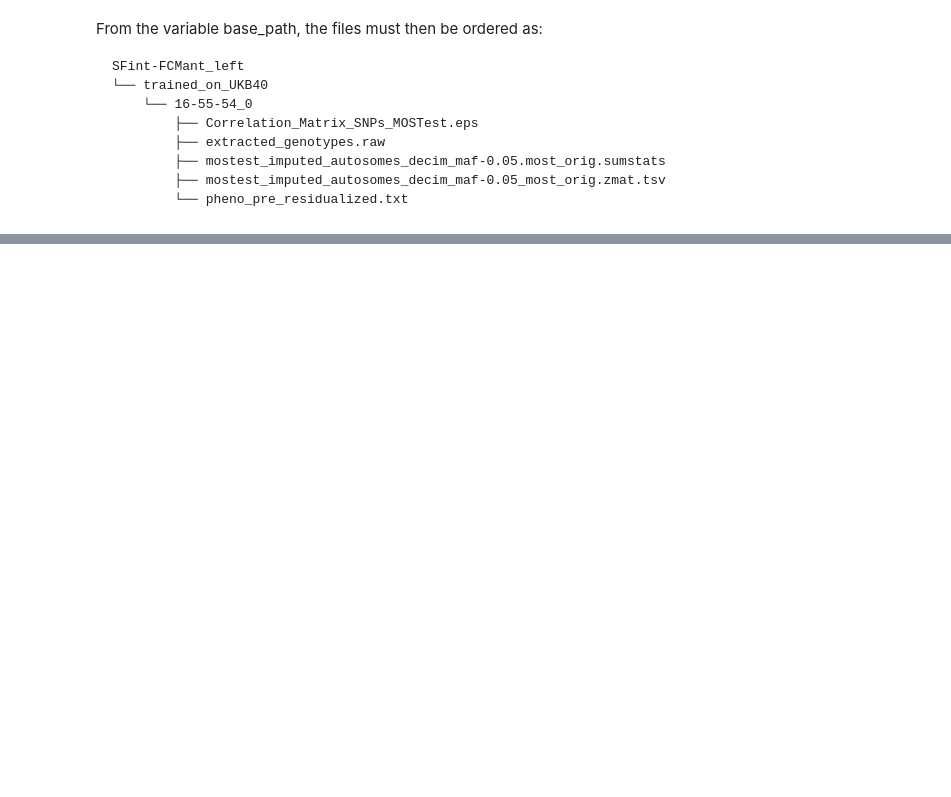
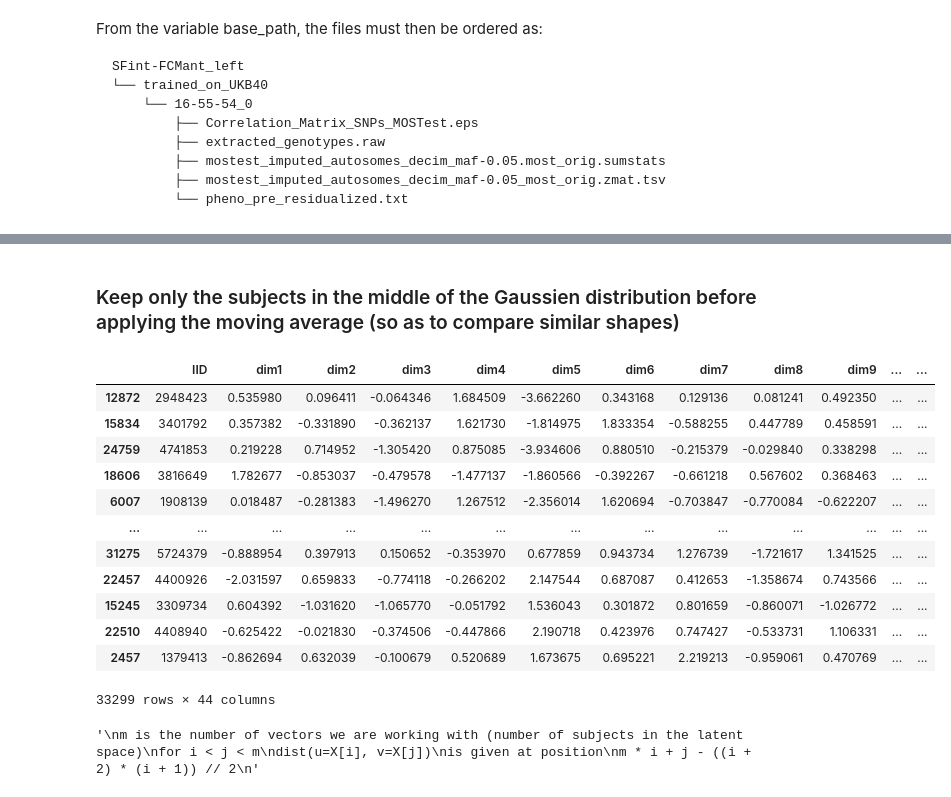
Before and after one commit to neurospin-projects/2024_adufournet_sulcus_genetics, a Jupyter notebook: contrastive/notebooks/MOStest/SNP_variance_visu.ipynb, the cells around one changed output, grey strips where cells are left out. Drawn from its saved outputs; the diff is of its cells as text; code cells hidden in the pictures; blank space fills up the shorter version.

```diff
--- a/contrastive/notebooks/MOStest/SNP_variance_visu.ipynb
+++ b/contrastive/notebooks/MOStest/SNP_variance_visu.ipynb
@@ -282,4 +284,0 @@ Number of subject with 2 allele T: 3215
-# %%
-bdd_geno = pd.merge(pre_residualized_bdd, genotype, on='IID', how='inner')
-bdd_geno = bdd_geno.dropna()
-bdd_geno.head()
@@ -376,0 +327,2 @@ Notes:
+# %% [markdown]
+### Keep only the subjects in the middle of the Gaussien distribution before applying the moving average (so as to compare similar shapes)
@@ -376,0 +332,22 @@ Notes:
+# %%
+path_to_sorted_pheno = "/volatile/ad279118/Irene/MOSTEST/Results/Imaging_Genetics/25irene_AD_CINGULATE_val/results/ChampollionV0/CINGULATE_left/09-35-58_201/white.British.ancestry/Sorted_projection/regression_on_latent/rs4842267_C.csv"
+# %%
+latent_space = bdd_geno[['IID']+[f'dim{i}' for i in range(1,pre_residualized_bdd.shape[1]+1)]]
+sorted_pheno = pd.read_csv(path_to_sorted_pheno)
+latent_pheno = pd.merge(latent_space, sorted_pheno, on='IID')
+latent_pheno = latent_pheno.sort_values(by='projection')
+latent_pheno
+# %% [output]
+|  | IID | dim1 | dim2 | dim3 | dim4 | dim5 | dim6 | dim7 | dim8 | dim9 | ... | ... |
+| 12872 | 2948423 | 0.535980 | 0.096411 | -0.064346 | 1.684509 | -3.662260 | 0.343168 | 0.129136 | 0.081241 | 0.492350 | ... | ... |
+| 15834 | 3401792 | 0.357382 | -0.331890 | -0.362137 | 1.621730 | -1.814975 | 1.833354 | -0.588255 | 0.447789 | 0.458591 | ... | ... |
+| 24759 | 4741853 | 0.219228 | 0.714952 | -1.305420 | 0.875085 | -3.934606 | 0.880510 | -0.215379 | -0.029840 | 0.338298 | ... | ... |
+| 18606 | 3816649 | 1.782677 | -0.853037 | -0.479578 | -1.477137 | -1.860566 | -0.392267 | -0.661218 | 0.567602 | 0.368463 | ... | ... |
+| 6007 | 1908139 | 0.018487 | -0.281383 | -1.496270 | 1.267512 | -2.356014 | 1.620694 | -0.703847 | -0.770084 | -0.622207 | ... | ... |
+| ... | ... | ... | ... | ... | ... | ... | ... | ... | ... | ... | ... | ... |
+| 31275 | 5724379 | -0.888954 | 0.397913 | 0.150652 | -0.353970 | 0.677859 | 0.943734 | 1.276739 | -1.721617 | 1.341525 | ... | ... |
+| 22457 | 4400926 | -2.031597 | 0.659833 | -0.774118 | -0.266202 | 2.147544 | 0.687087 | 0.412653 | -1.358674 | 0.743566 | ... | ... |
+| 15245 | 3309734 | 0.604392 | -1.031620 | -1.065770 | -0.051792 | 1.536043 | 0.301872 | 0.801659 | -0.860071 | -1.026772 | ... | ... |
+| 22510 | 4408940 | -0.625422 | -0.021830 | -0.374506 | -0.447866 | 2.190718 | 0.423976 | 0.747427 | -0.533731 | 1.106331 | ... | ... |
+| 2457 | 1379413 | -0.862694 | 0.632039 | -0.100679 | 0.520689 | 1.673675 | 0.695221 | 2.219213 | -0.959061 | 0.470769 | ... | ... |
+33299 rows × 44 columns
@@ -376,0 +376,16 @@ Notes:
+# %%
+#len(list_dist)
+'''
+m is the number of vectors we are working with (number of subjects in the latent space)
+for i < j < m
+dist(u=X[i], v=X[j])
+is given at position
+m * i + j - ((i + 2) * (i + 1)) // 2
+'''
+#m = len(latent_space)
+#i = 1120
+#j = 20000
+#print(distance.pdist([latent_space.drop('IID', axis=1).iloc[i],latent_space.drop('IID', axis=1).iloc[j]], 'cosine')[0])
+#print(list_dist[m * i + j - ((i + 2) * (i + 1)) // 2])
+# %% [output]
+'\nm is the number of vectors we are working with (number of subjects in the latent space)\nfor i < j < m\ndist(u=X[i], v=X[j])\nis given at position\nm * i + j - ((i + 2) * (i + 1)) // 2\n'
```
Also changed, not shown: parts of 23 cells of this notebook, 9 other files.
